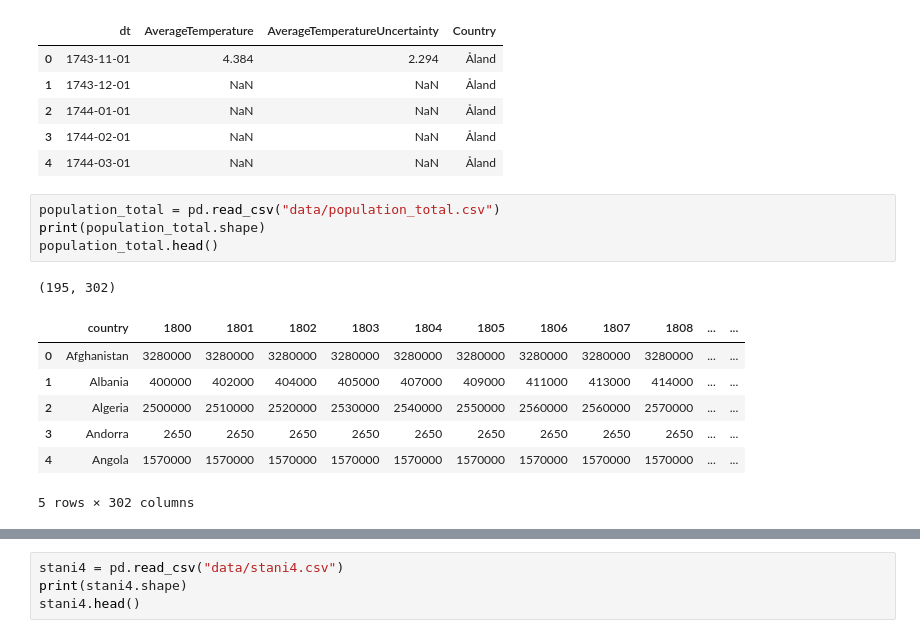
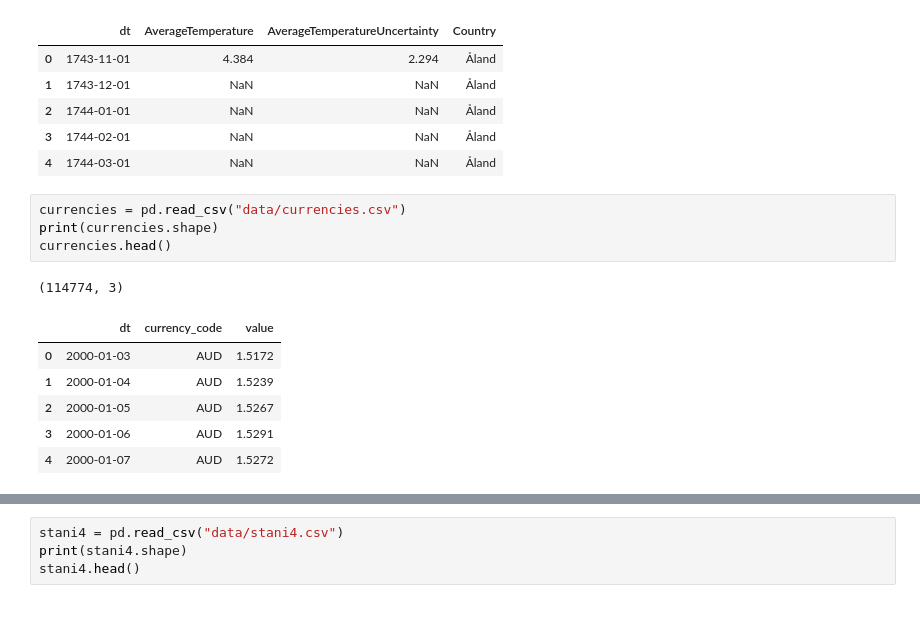
Before and after one commit to Sondar4/Climate-Change-Analytics, a Jupyter notebook: data_exploration.ipynb, the cells around one changed output, grey strips where cells are left out. Drawn from its saved outputs; the diff is of its cells as text.

```diff
--- a/data_exploration.ipynb
+++ b/data_exploration.ipynb
@@ -64,15 +63,14 @@ temperatures.head()
 | 3 | 1744-02-01 | NaN | NaN | Åland |
 | 4 | 1744-03-01 | NaN | NaN | Åland |
 # %%
-population_total = pd.read_csv("data/population_total.csv")
-print(population_total.shape)
-population_total.head()
+currencies = pd.read_csv("data/currencies.csv")
+print(currencies.shape)
+currencies.head()
 # %% [output]
-(195, 302)
+(114774, 3)
-|  | country | 1800 | 1801 | 1802 | 1803 | 1804 | 1805 | 1806 | 1807 | 1808 | ... | ... |
-| 0 | Afghanistan | 3280000 | 3280000 | 3280000 | 3280000 | 3280000 | 3280000 | 3280000 | 3280000 | 3280000 | ... | ... |
-| 1 | Albania | 400000 | 402000 | 404000 | 405000 | 407000 | 409000 | 411000 | 413000 | 414000 | ... | ... |
-| 2 | Algeria | 2500000 | 2510000 | 2520000 | 2530000 | 2540000 | 2550000 | 2560000 | 2560000 | 2570000 | ... | ... |
-| 3 | Andorra | 2650 | 2650 | 2650 | 2650 | 2650 | 2650 | 2650 | 2650 | 2650 | ... | ... |
-| 4 | Angola | 1570000 | 1570000 | 1570000 | 1570000 | 1570000 | 1570000 | 1570000 | 1570000 | 1570000 | ... | ... |
+|  | dt | currency_code | value |
+| 0 | 2000-01-03 | AUD | 1.5172 |
+| 1 | 2000-01-04 | AUD | 1.5239 |
+| 2 | 2000-01-05 | AUD | 1.5267 |
+| 3 | 2000-01-06 | AUD | 1.5291 |
+| 4 | 2000-01-07 | AUD | 1.5272 |
-5 rows × 302 columns
```
Also changed, not shown: parts of 10 cells of this notebook, 9 other files.
